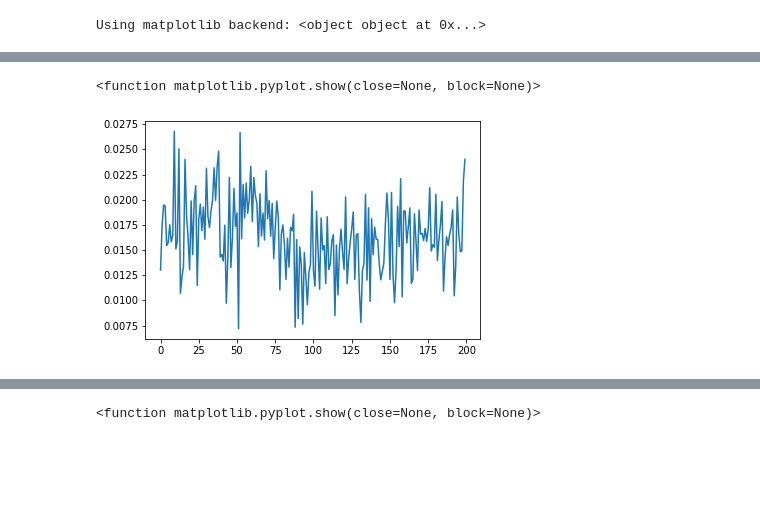
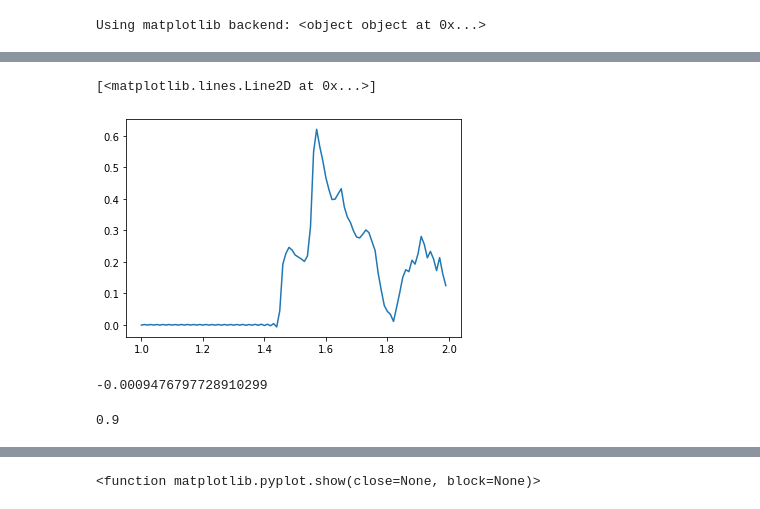
Before and after one commit to jeonghwa-cho/trf, a Jupyter notebook: estimate_trfs_LittlePrince.ipynb, the cells around one changed output, grey strips where cells are left out. Drawn from its saved outputs; the diff is of its cells as text; code cells hidden in the pictures; blank space fills up the shorter version.

```diff
--- a/estimate_trfs_LittlePrince.ipynb
+++ b/estimate_trfs_LittlePrince.ipynb
@@ -368,3 +406,20 @@ Using matplotlib backend: <object object at 0x...>
+# %%
+aud_shifted = aud_downsampled.copy().shift_time(tshift = 1, relative=False)
+# %%
+y = aud_shifted.get_data()[0][0][0:100]
+t = aud_shifted.times[0:100]
+plt.plot(t, y)
+# %% [output]
+[<matplotlib.lines.Line2D at 0x...>]
+[figure, added]
+# %%
+aud_shifted.get_data()[0][0][40:50]
+# %% [output]
+-0.0009476797728910299
+# %%
+aud_shifted.times[0]
+# %% [output]
+0.9
 # %%
 # Compute mutual information for each shifted time
 
@@ -398,9 +455,0 @@ for s in range(0, 200):
-# %%
-#subjects[0]
-%matplotlib inline
-
-plt.plot(mi_ls)
-plt.show
-# %% [output]
-<function matplotlib.pyplot.show(close=None, block=None)>
-[figure, removed]
```
Also changed, not shown: parts of 16 cells of this notebook.
